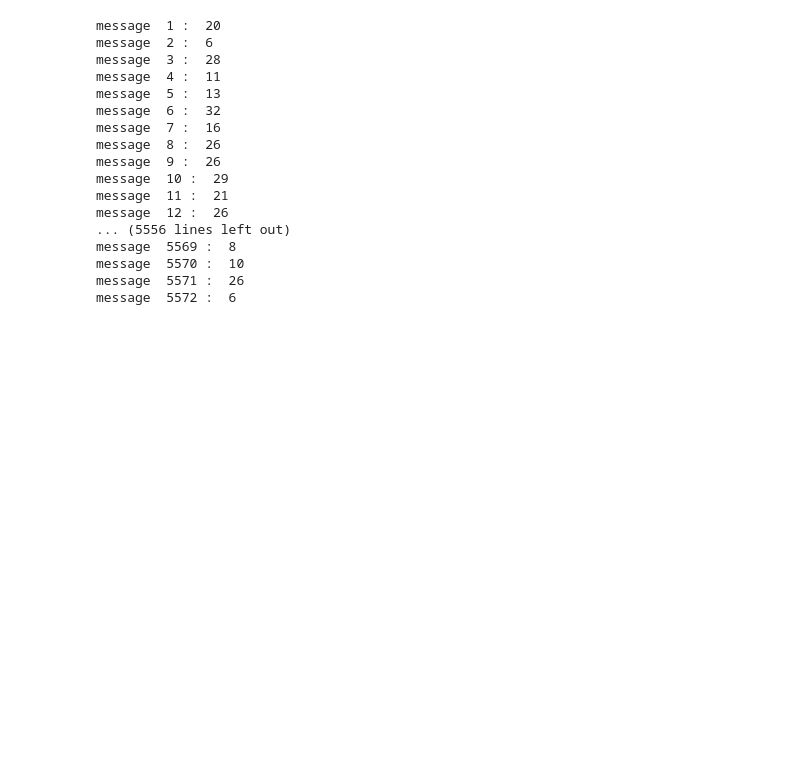
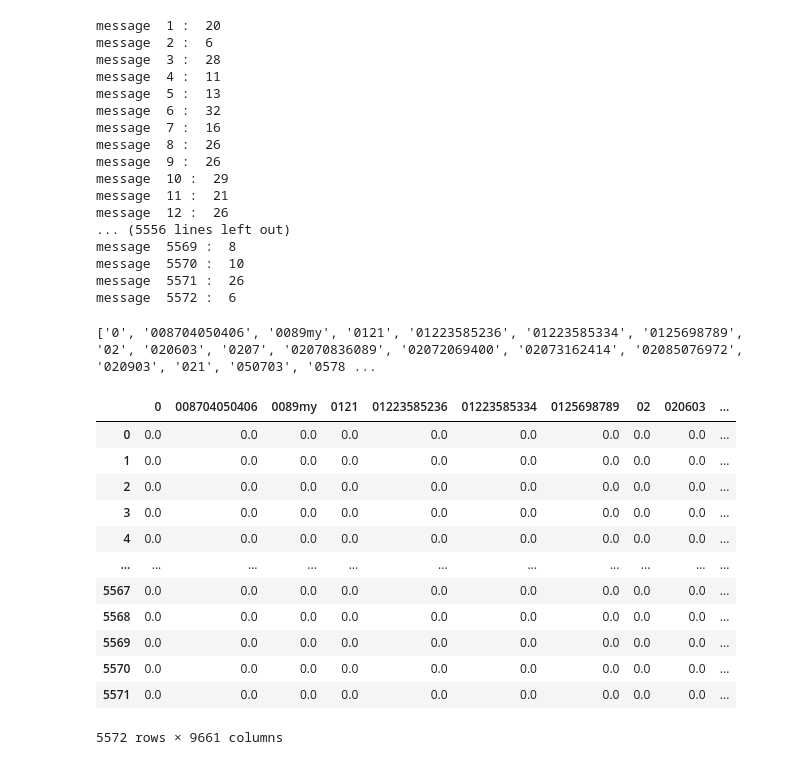
Before and after one commit to MateusoBrito/Lab-Pi, a Jupyter notebook: Passo1.ipynb, the cells around one changed output. Saved outputs shown, nothing was run; the diff lists cells and outputs as text; code cells hidden in the pictures; blank space fills up the shorter version.

```diff
--- a/Passo1.ipynb
+++ b/Passo1.ipynb
@@ -69,4 +70,60 @@ message  5572 :  6
 def preprocess(message):
     message = message.lower()
     message = message.translate(str.maketrans('','', string.punctuation))
-    words = message.split()
+    return message.split()
+# %%
+documents = []
+for message in data_frame['message']:
+    words = preprocess(message)
+    documents.append(words)
+
+vocab = set()
+for doc in documents:
+    vocab.update(doc)
+vocab = sorted(list(vocab))
+
+print(vocab)
+
+vocab_index = {}
+for i in range(len(vocab)):
+    vocab_index[vocab[i]] = i
+
+def td(doc):
+    td_vector = np.zeros(len(vocab))
+    for word in doc:
+        td_vector[vocab_index[word]] +=1
+    td_vector = td_vector/len(doc)
+    return td_vector
+
+def idf(documents):
+    idf = np.zeros(len(vocab))
+    for doc in documents:
+        seen = set()
+        for word in doc:
+            if word not in seen:
+                idf[vocab_index[word]] += 1
+                seen.add(word)
+    idf = np.log(len(documents)/(idf))
+    return idf
+
+idf_vector = idf(documents)
+td_table = np.array([td(doc) for doc in documents])
+
+td_idf = td_table * idf_vector
+td_idf_df = pd.DataFrame(td_idf, columns = vocab)
+display(td_idf_df)
+# %% [output]
+['0', '008704050406', '0089my', '0121', '01223585236', '01223585334', '0125698789', '02', '020603', '0207', '02070836089', '02072069400', '02073162414', '02085076972', '020903', '021', '050703', '0578 ...
+|  | 0 | 008704050406 | 0089my | 0121 | 01223585236 | 01223585334 | 0125698789 | 02 | 020603 | ... |
+| 0 | 0.0 | 0.0 | 0.0 | 0.0 | 0.0 | 0.0 | 0.0 | 0.0 | 0.0 | ... |
+| 1 | 0.0 | 0.0 | 0.0 | 0.0 | 0.0 | 0.0 | 0.0 | 0.0 | 0.0 | ... |
+| 2 | 0.0 | 0.0 | 0.0 | 0.0 | 0.0 | 0.0 | 0.0 | 0.0 | 0.0 | ... |
+| 3 | 0.0 | 0.0 | 0.0 | 0.0 | 0.0 | 0.0 | 0.0 | 0.0 | 0.0 | ... |
+| 4 | 0.0 | 0.0 | 0.0 | 0.0 | 0.0 | 0.0 | 0.0 | 0.0 | 0.0 | ... |
+| ... | ... | ... | ... | ... | ... | ... | ... | ... | ... | ... |
+| 5567 | 0.0 | 0.0 | 0.0 | 0.0 | 0.0 | 0.0 | 0.0 | 0.0 | 0.0 | ... |
+| 5568 | 0.0 | 0.0 | 0.0 | 0.0 | 0.0 | 0.0 | 0.0 | 0.0 | 0.0 | ... |
+| 5569 | 0.0 | 0.0 | 0.0 | 0.0 | 0.0 | 0.0 | 0.0 | 0.0 | 0.0 | ... |
+| 5570 | 0.0 | 0.0 | 0.0 | 0.0 | 0.0 | 0.0 | 0.0 | 0.0 | 0.0 | ... |
+| 5571 | 0.0 | 0.0 | 0.0 | 0.0 | 0.0 | 0.0 | 0.0 | 0.0 | 0.0 | ... |
+5572 rows × 9661 columns
```
Also changed, not shown: parts of 1 cell of this notebook.
